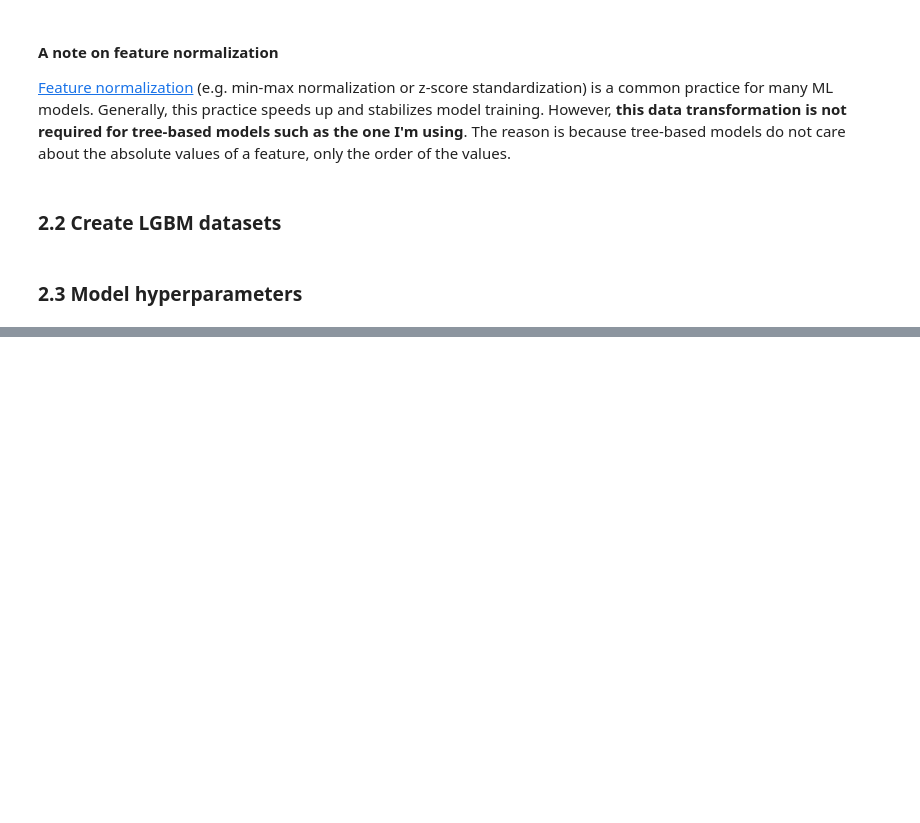
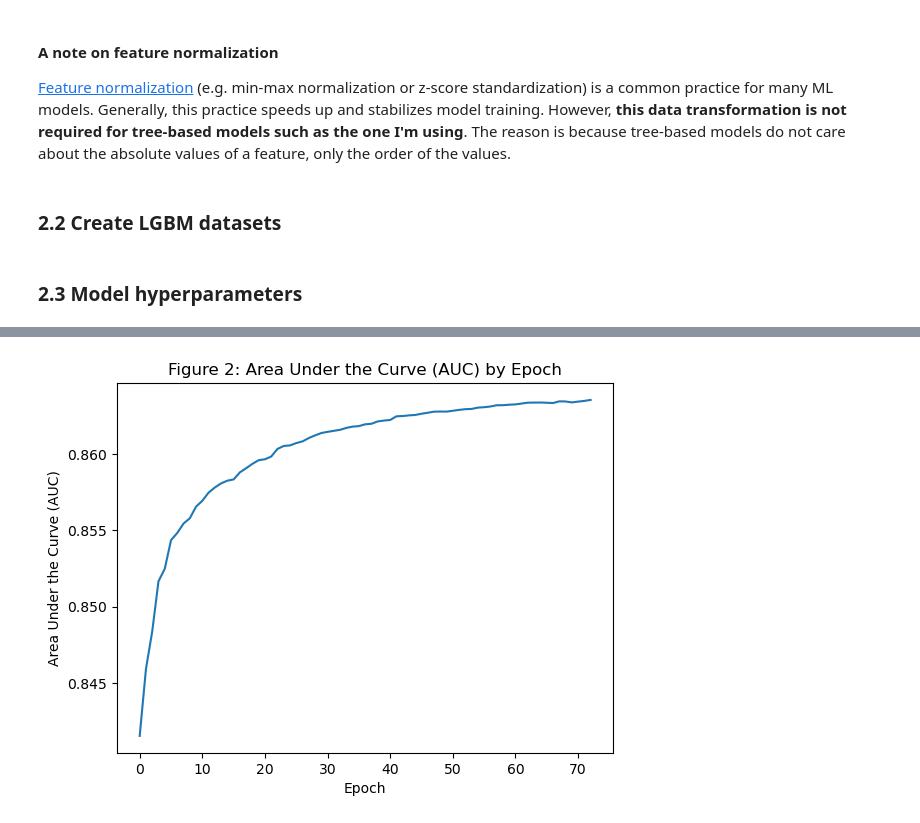
Before and after one commit to kingjosephm/gb_vehicle_injuries, a Jupyter notebook: analysis.ipynb, the cells around one changed output, grey strips where cells are left out. Cells and saved outputs as stored; diff of their text form; code cells hidden in the pictures; blank space fills up the shorter version.

```diff
--- a/analysis.ipynb
+++ b/analysis.ipynb
@@ -194,0 +243,8 @@ validation = lgb.Dataset(data=X_val,
+# %%
+plt.plot(results['valid_0']['auc'])
+plt.title('Figure 2: Area Under the Curve (AUC) by Epoch')
+plt.xlabel('Epoch')
+plt.ylabel('Area Under the Curve (AUC)')
+plt.show()
+# %% [output]
+[figure, added]
```
Also changed, not shown: parts of 12 cells of this notebook.
